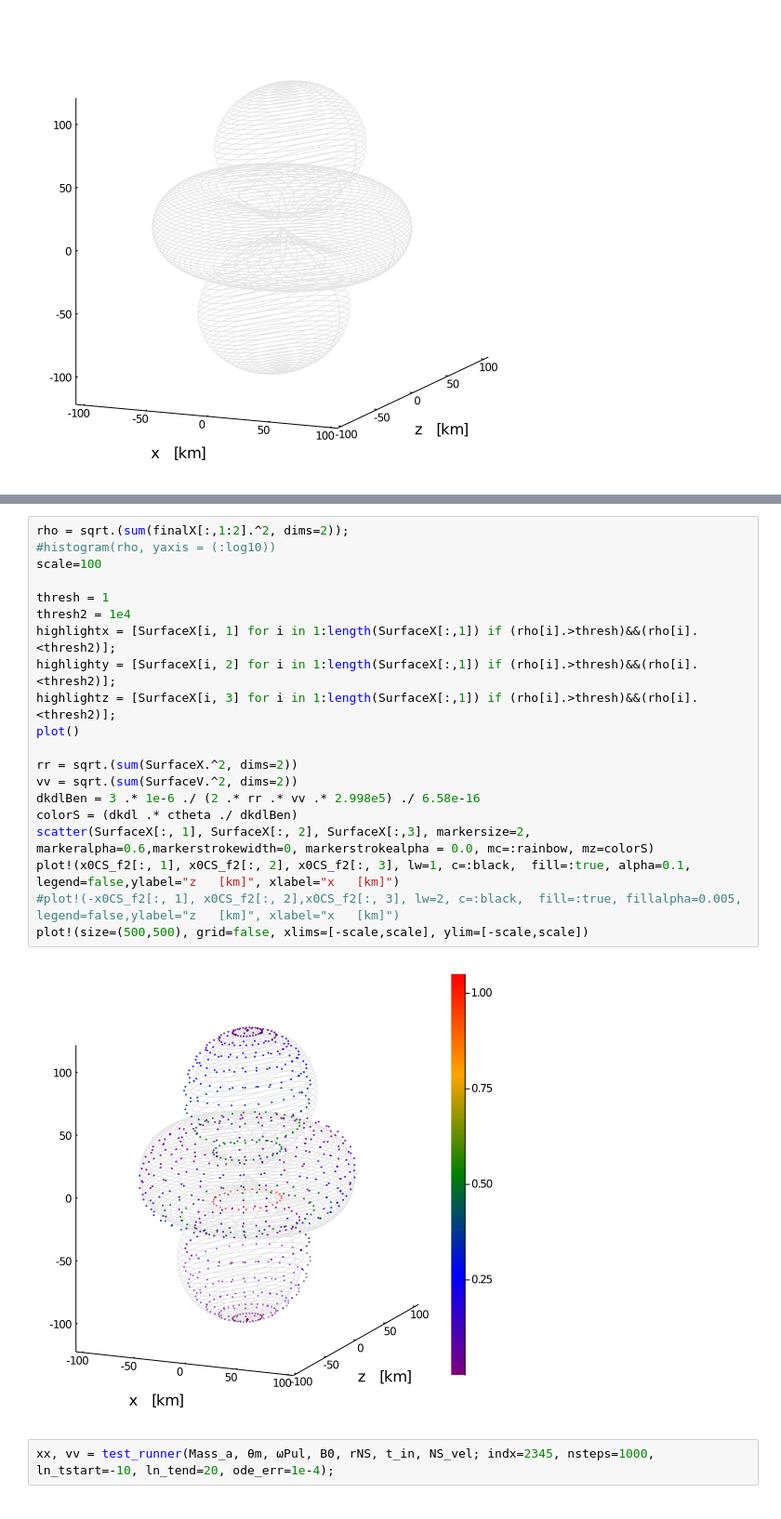
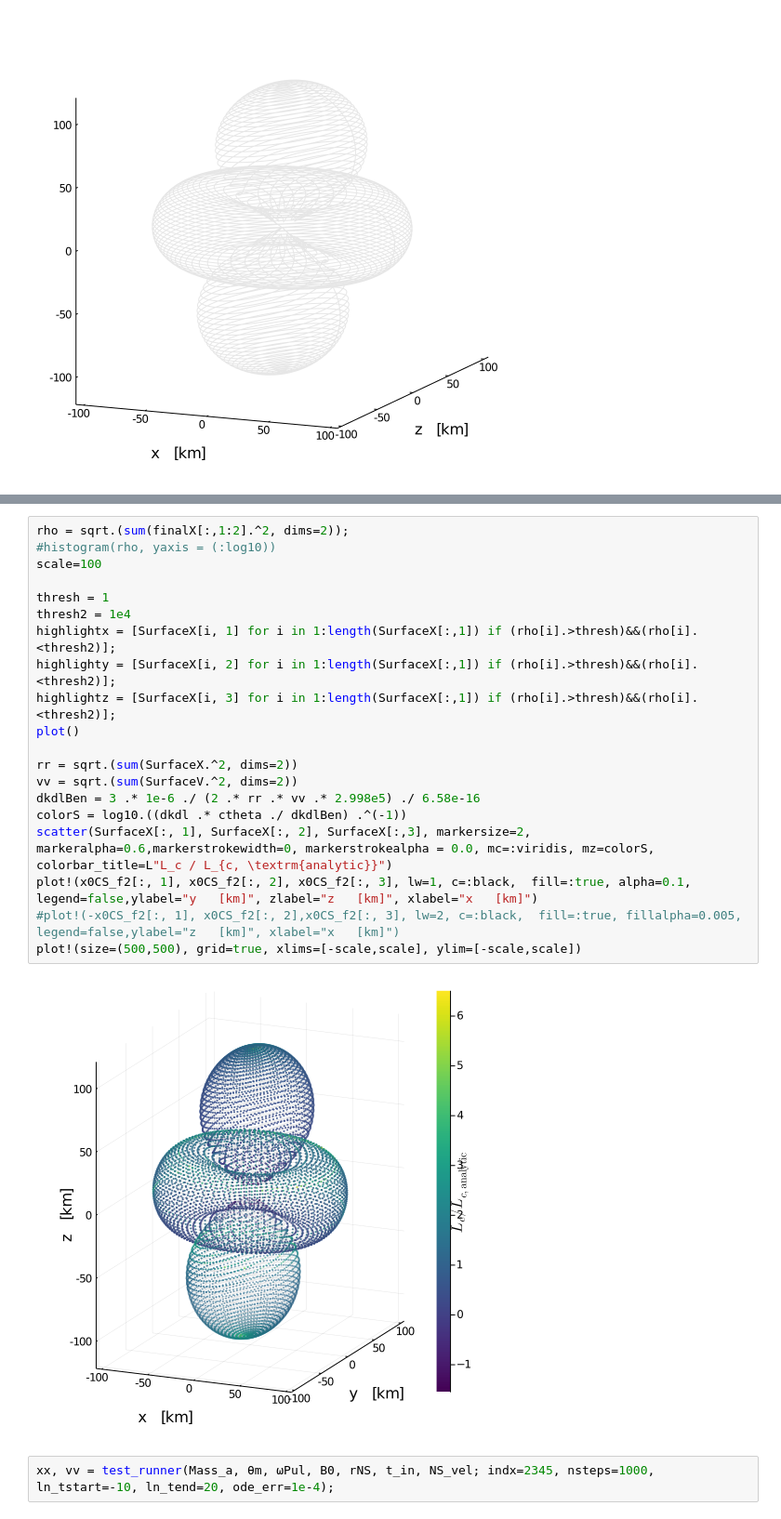
Before and after one commit to SamWitte/Axion_Infall, a Jupyter notebook: notebooks/ray_outfall.ipynb, the cells around one changed output, grey strips where cells are left out. Shown at 93% size. Saved outputs shown, nothing was run; the diff lists cells and outputs as text.

```diff
--- a/notebooks/ray_outfall.ipynb
+++ b/notebooks/ray_outfall.ipynb
@@ -308,25 +359,25 @@ plot!(size=(500,500), grid=false, xlims=[-scale,scale], ylim=[-scale,scale])
 # %%
 rho = sqrt.(sum(finalX[:,1:2].^2, dims=2));
 #histogram(rho, yaxis = (:log10))
 scale=100
 
 thresh = 1
 thresh2 = 1e4
 highlightx = [SurfaceX[i, 1] for i in 1:length(SurfaceX[:,1]) if (rho[i].>thresh)&&(rho[i].<thresh2)];
 highlighty = [SurfaceX[i, 2] for i in 1:length(SurfaceX[:,1]) if (rho[i].>thresh)&&(rho[i].<thresh2)];
 highlightz = [SurfaceX[i, 3] for i in 1:length(SurfaceX[:,1]) if (rho[i].>thresh)&&(rho[i].<thresh2)];
 plot()
 
 rr = sqrt.(sum(SurfaceX.^2, dims=2))
 vv = sqrt.(sum(SurfaceV.^2, dims=2))
 dkdlBen = 3 .* 1e-6 ./ (2 .* rr .* vv .* 2.998e5) ./ 6.58e-16
-colorS = (dkdl .* ctheta ./ dkdlBen)
-scatter(SurfaceX[:, 1], SurfaceX[:, 2], SurfaceX[:,3], markersize=2, markeralpha=0.6,markerstrokewidth=0, markerstrokealpha = 0.0, mc=:rainbow, mz=colorS)
-plot!(x0CS_f2[:, 1], x0CS_f2[:, 2], x0CS_f2[:, 3], lw=1, c=:black,  fill=:true, alpha=0.1, legend=false,ylabel="z   [km]", xlabel="x   [km]")
+colorS = log10.((dkdl .* ctheta ./ dkdlBen) .^(-1))
+scatter(SurfaceX[:, 1], SurfaceX[:, 2], SurfaceX[:,3], markersize=2, markeralpha=0.6,markerstrokewidth=0, markerstrokealpha = 0.0, mc=:viridis, mz=colorS, colorbar_title=L"L_c / L_{c, \textrm{analytic}}")
+plot!(x0CS_f2[:, 1], x0CS_f2[:, 2], x0CS_f2[:, 3], lw=1, c=:black,  fill=:true, alpha=0.1, legend=false,ylabel="y   [km]", zlabel="z   [km]", xlabel="x   [km]")
 #plot!(-x0CS_f2[:, 1], x0CS_f2[:, 2],x0CS_f2[:, 3], lw=2, c=:black,  fill=:true, fillalpha=0.005, legend=false,ylabel="z   [km]", xlabel="x   [km]")
-plot!(size=(500,500), grid=false, xlims=[-scale,scale], ylim=[-scale,scale])
+plot!(size=(500,500), grid=true, xlims=[-scale,scale], ylim=[-scale,scale])
 # %% [output]
-[figure, old version]
+[figure, new version]
 # %%
 xx, vv = test_runner(Mass_a, θm, ωPul, B0, rNS, t_in, NS_vel; indx=2345, nsteps=1000, ln_tstart=-10, ln_tend=20, ode_err=1e-4);
 # %%
```
Also changed, not shown: parts of 18 cells of this notebook, 15 other files.
